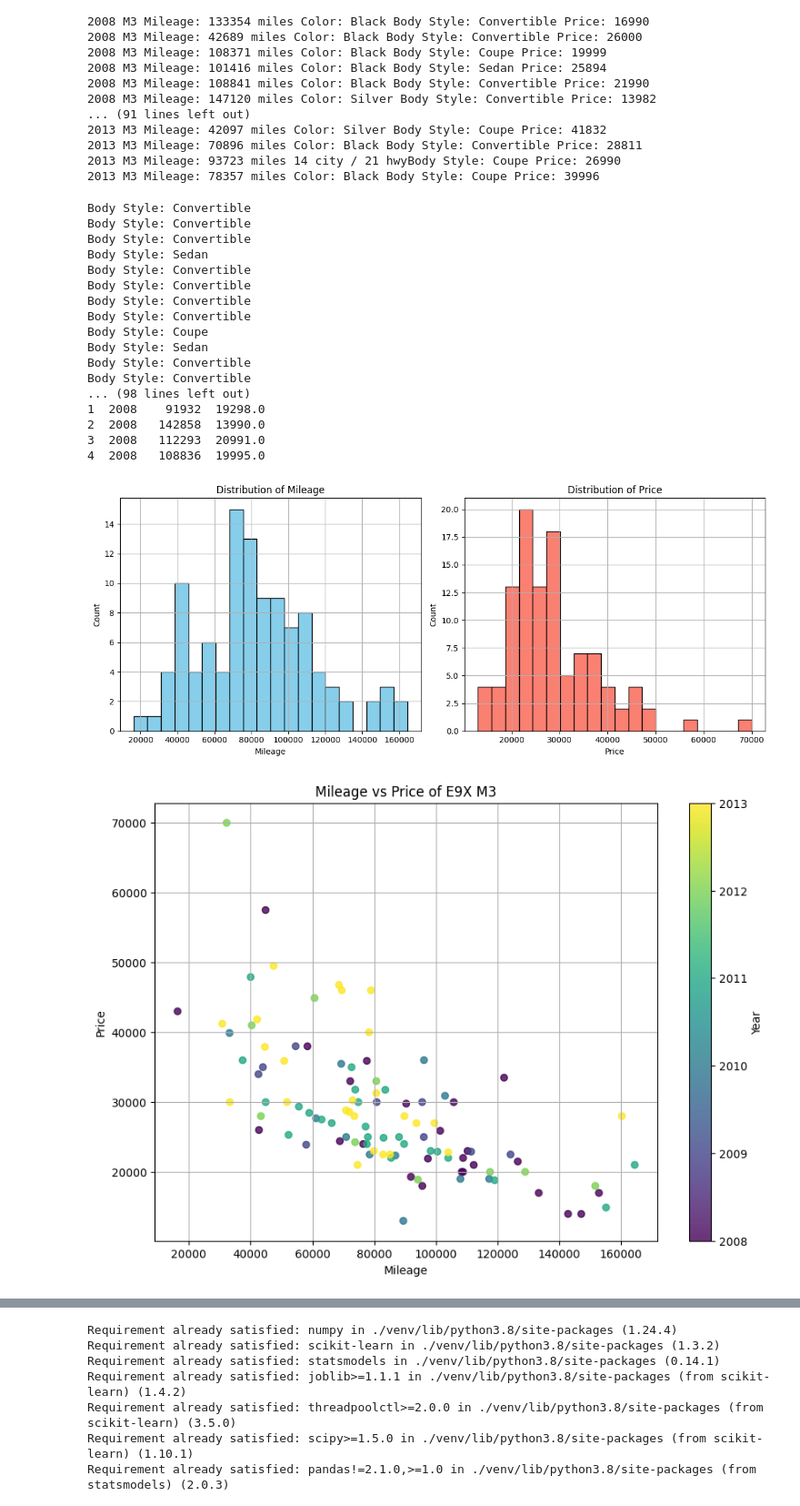
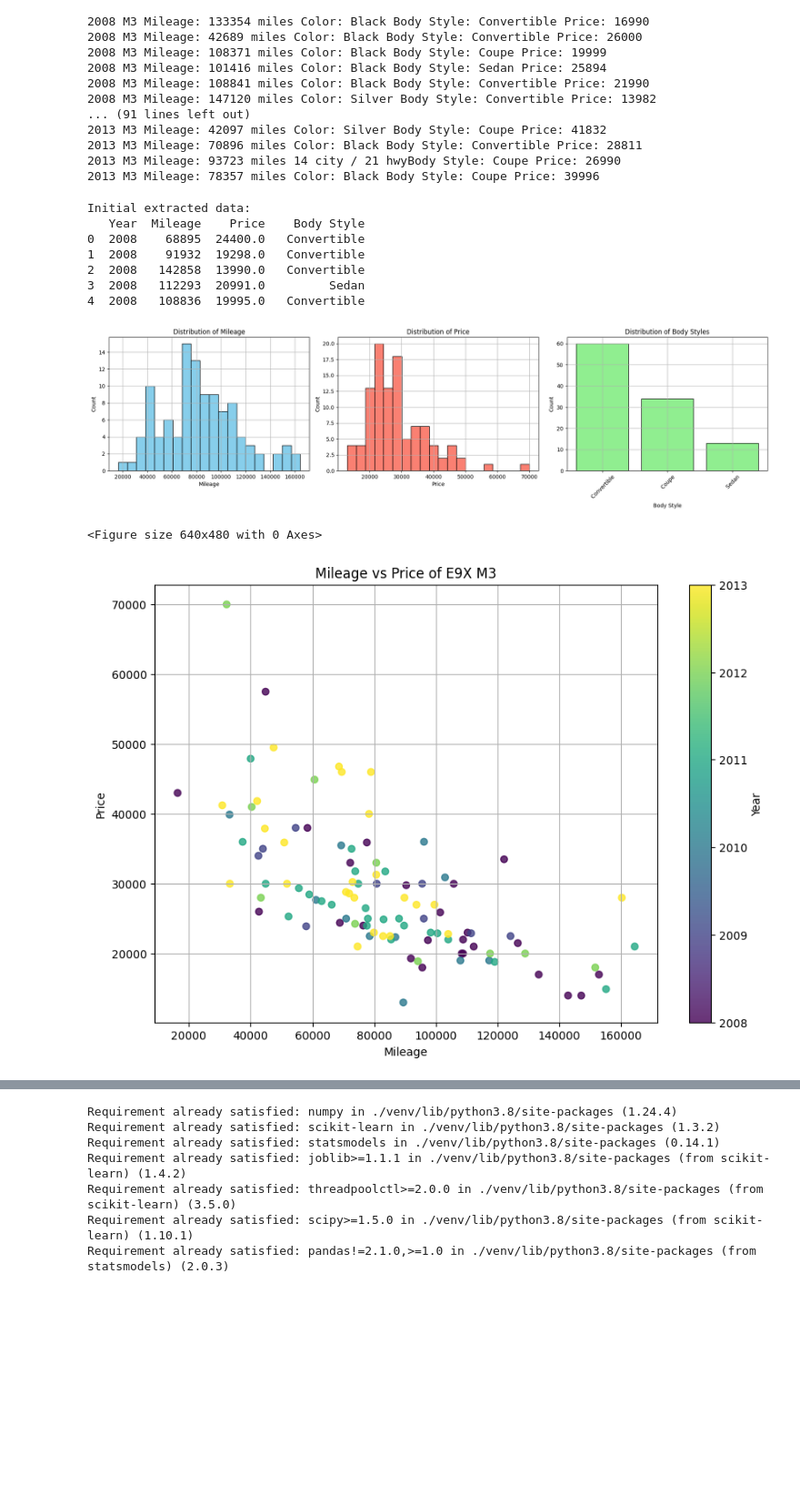
Before and after one commit to owenwu811/CSCA5622FINALPROJECT, a Jupyter notebook: e9xm3.ipynb, the cells around one changed output, grey strips where cells are left out. Shown at 91% size. Drawn from its saved outputs; the diff is of its cells as text; code cells hidden in the pictures; blank space fills up the shorter version.

```diff
--- a/e9xm3.ipynb
+++ b/e9xm3.ipynb
@@ -128,62 +128,79 @@ data = []
 # Parse and extract year, mileage, and price from raw inputs
 for i in range(len(titlel)):
     title, details, price = titlel[i], detailsl[i], pricel[i]
-    bodystartidx = details.index("Body")
-    print(details[bodystartidx:])
+
     year, mileage, price_value, body_style, color = None, None, None, None, None #default values
     # Extract year from title
     year_match = re.search(r'(\d{4})', title)
     if year_match:
         year = int(year_match.group(1))
-    # Extract mileage
     mileage_match = re.search(r'Mileage:\s*([\d,]+)\s*miles', details)
     if mileage_match:
         mileage = int(mileage_match.group(1).replace(",", ""))
-    # Extract price
     price_match = re.search(r'(\d{4,6})', price)
     if price_match:
         price_value = int(price_match.group(1))
+    bodystartidx = details.index("Style")
+    body_style = details[bodystartidx + 6:]
+    #print(body_style)
 
-    # Append parsed data
     data.append({
         'Year': year,
         'Mileage': mileage,
-        'Price': price_value
+        'Price': price_value,
+        'Body Style': body_style
     })
 
-# Create DataFrame
-df = pd.DataFrame(data)
+df = pd.DataFrame(data) # Create DataFrame
 print("Initial extracted data:")
 print(df.head())
 
 # Plot histograms to understand distributions of mileage and price
-plt.figure(figsize=(12,5))
+# Create a 1x3 subplot grid (one row, three columns)
+plt.figure(figsize=(18, 5))
 
-#(rows, columns, 1st or second plot)
-plt.subplot(1, 2, 1)
+# First subplot: Mileage distribution
+plt.subplot(1, 3, 1)
 plt.hist(df['Mileage'].dropna(), bins=20, color='skyblue', edgecolor='black')
 plt.title('Distribution of Mileage')
 plt.xlabel('Mileage')
 plt.ylabel('Count')
 plt.grid(True)
 
-plt.subplot(1, 2, 2)
+# Second subplot: Price distribution
+plt.subplot(1, 3, 2)
 plt.hist(df['Price'].dropna(), bins=20, color='salmon', edgecolor='black')
 plt.title('Distribution of Price')
 plt.xlabel('Price')
 plt.ylabel('Count')
 plt.grid(True)
 
+# Third subplot: Body Style distribution
+plt.subplot(1, 3, 3)
+# Count the unique body styles and plot the distribution
+body_style_counts = df['Body Style'].value_counts()
+plt.bar(body_style_counts.index, body_style_counts.values, color='lightgreen', edgecolor='black')
+plt.title('Distribution of Body Styles')
+plt.xlabel('Body Style')
+plt.ylabel('Count')
+plt.xticks(rotation=45)  # Rotate x-axis labels for better readability
+plt.grid(True)
+
+# Show the plots
+plt.tight_layout()
+plt.show()
+
 plt.tight_layout()
 plt.show()
 
 # Drop rows with missing values for cleaner analysis
-df = df.dropna(subset=['Year', 'Mileage', 'Price'])
+df = df.dropna(subset=['Year', 'Mileage', 'Price', 'Body Style'])
 
 # Ensure correct data types
 df['Year'] = df['Year'].astype(int)
 df['Mileage'] = df['Mileage'].astype(int)
 df['Price'] = df['Price'].astype(int)
+
 
 # Scatterplot to explore the relationship between Mileage and Price
 plt.figure(figsize=(10,7))
@@ -195,6 +212,8 @@ plt.ylabel('Price')
 plt.grid(True)
 plt.show()
 plt.close()
+
+# Scatterplot with body style colors
 
 # Discussion:
 # The scatterplot shows a clear negative relationship: as mileage increases, price tends to decrease.
@@ -206,49 +225,40 @@ print("Correlation matrix:")
 print(corr_matrix)
 
 plt.figure(figsize=(6,6))
 sns.heatmap(corr_matrix, annot=True, cmap='coolwarm', square=True)
 plt.title('Correlation Matrix')
 plt.show()
 plt.close()
 
 # Discussion:
 # Observations from the correlation matrix:
 # - Mileage and Price have a strong negative correlation (-0.72), confirming that higher mileage significantly lowers price.
 # - Year and Price have a moderate positive correlation (0.48), meaning newer cars tend to sell for higher prices.
 # - Year and Mileage have a moderate negative correlation (-0.45), meaning newer cars tend to have lower mileage.
 #
 # Mileage appears to be the single most important factor influencing price among the three.
 
 # Summary of EDA Findings:
 # - Mileage is the strongest predictor of price, showing a strong negative correlation.
 # - Newer model years contribute to higher prices but not as strongly as mileage does.
 # - Listings are heavily clustered between 50,000–100,000 miles and $20,000–$40,000.
 # - Few extreme outliers exist with very low mileage and very high prices, which could be rare models or collector vehicles.
 
 # Foreseen Difficulties:
 # - Mileage and price are not perfectly linearly related; some variance exists due to condition, modifications, or seller behavior.
 # - Some extracted data may still have minor inconsistencies if not captured cleanly (e.g., missing mileage).
 
 # Strategy Moving Forward:
 # - Consider transforming mileage (e.g., log-scale) if modeling.
 # - Possible outlier removal for listings that are unrealistically priced compared to their mileage.
 # %% [output]
-Body Style: Convertible
-Body Style: Convertible
-Body Style: Convertible
-Body Style: Sedan
-Body Style: Convertible
-Body Style: Convertible
-Body Style: Convertible
-Body Style: Convertible
-Body Style: Coupe
-Body Style: Sedan
-Body Style: Convertible
-Body Style: Convertible
-... (98 lines left out)
-1  2008    91932  19298.0
-2  2008   142858  13990.0
-3  2008   112293  20991.0
-4  2008   108836  19995.0
+Initial extracted data:
+   Year  Mileage    Price    Body Style
+0  2008    68895  24400.0   Convertible
+1  2008    91932  19298.0   Convertible
+2  2008   142858  13990.0   Convertible
+3  2008   112293  20991.0         Sedan
+4  2008   108836  19995.0   Convertible
-[figure, old version]
+[figure, new version]
+<Figure size 640x480 with 0 Axes>
 [figure]
```
Also changed, not shown: parts of 1 cell of this notebook.
